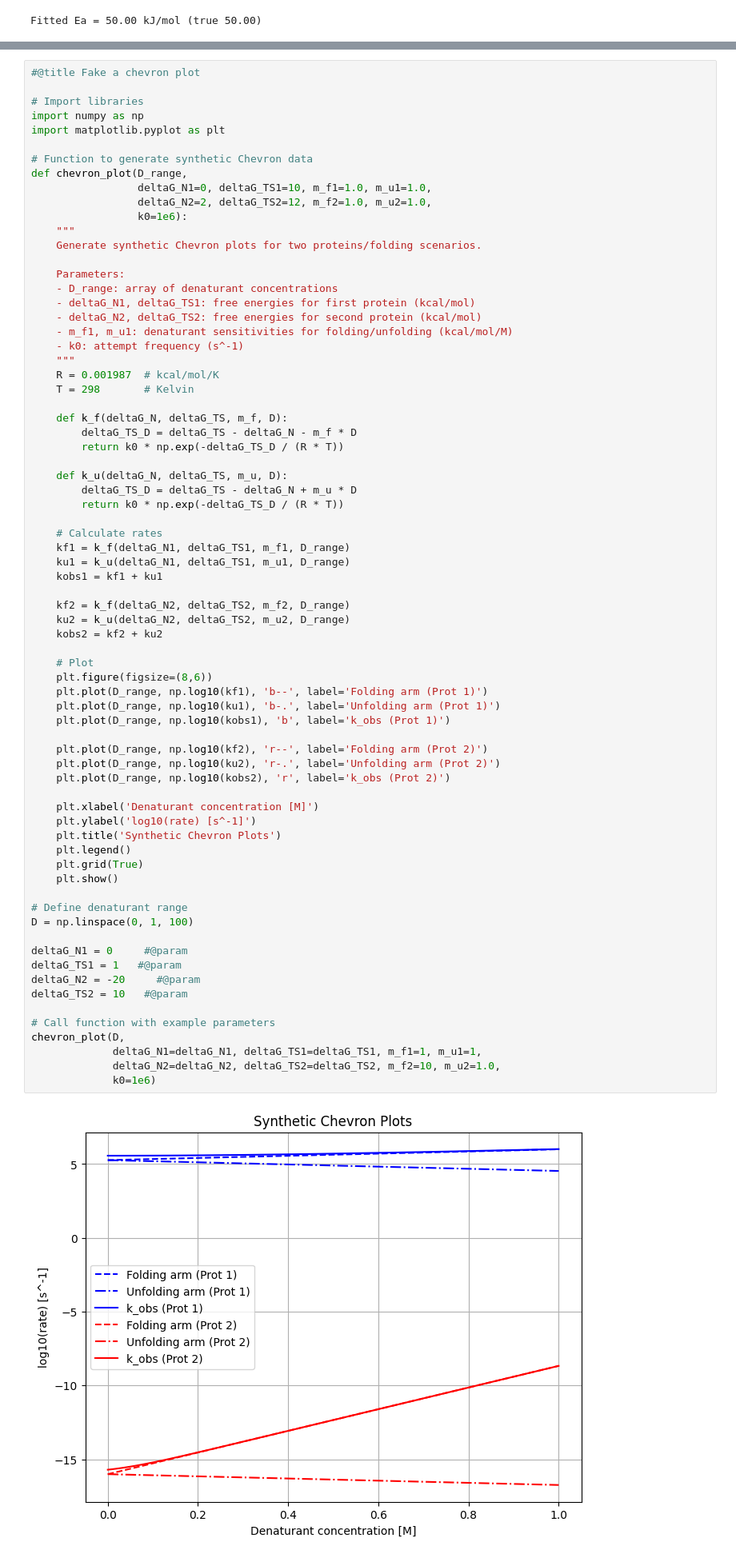
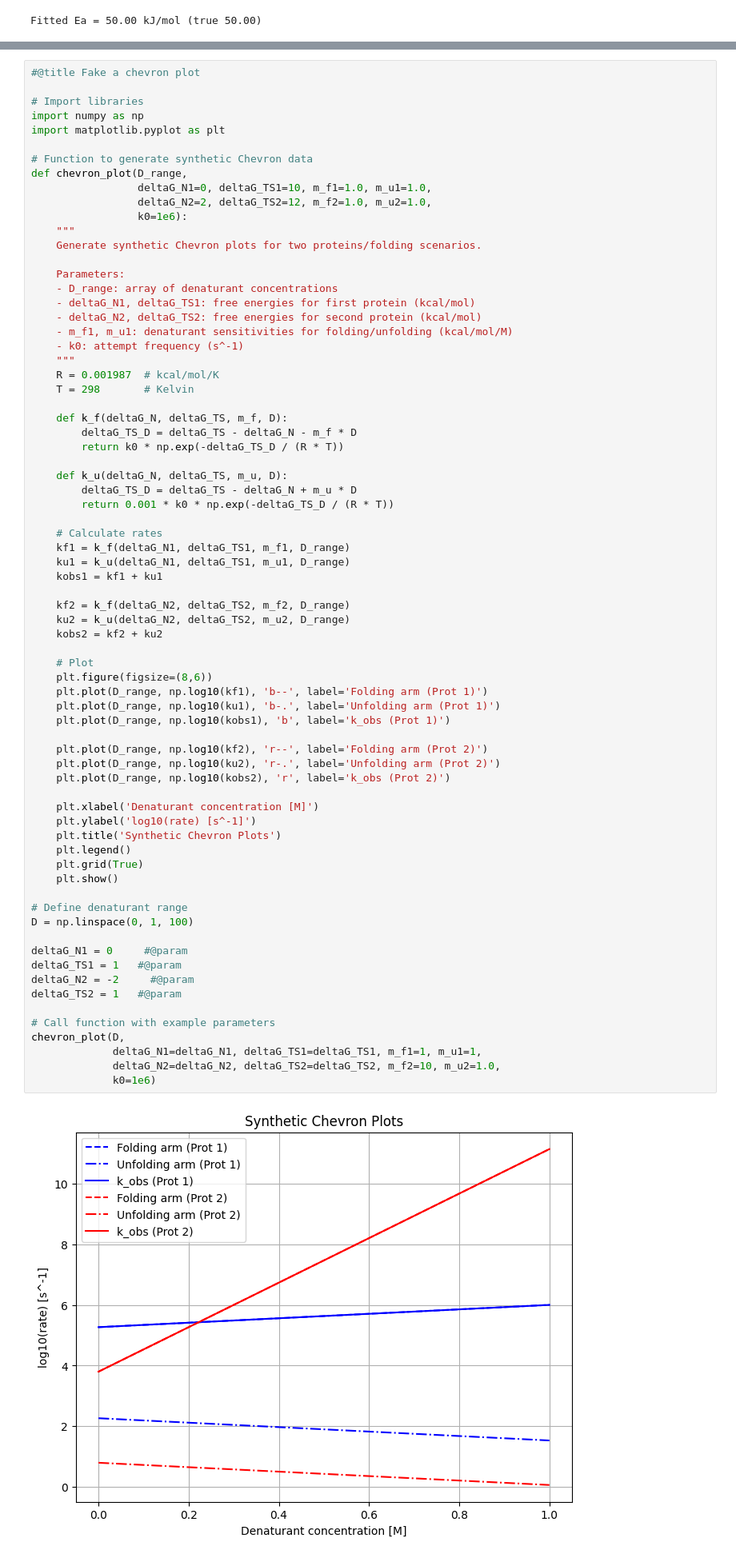
Before and after one commit to bforsbe/SK2534, a Jupyter notebook: kinetics_seminar.ipynb, the cells around one changed output, grey strips where cells are left out. Shown at 80% size. Saved outputs shown, nothing was run; the diff lists cells and outputs as text.

```diff
--- a/kinetics_seminar.ipynb
+++ b/kinetics_seminar.ipynb
@@ -245,7 +245,7 @@ def chevron_plot(D_range,
 
     def k_u(deltaG_N, deltaG_TS, m_u, D):
         deltaG_TS_D = deltaG_TS - deltaG_N + m_u * D
-        return k0 * np.exp(-deltaG_TS_D / (R * T))
+        return 0.001 * k0 * np.exp(-deltaG_TS_D / (R * T))
 
     # Calculate rates
     kf1 = k_f(deltaG_N1, deltaG_TS1, m_f1, D_range)
@@ -258,33 +258,33 @@ def chevron_plot(D_range,
 
     # Plot
     plt.figure(figsize=(8,6))
     plt.plot(D_range, np.log10(kf1), 'b--', label='Folding arm (Prot 1)')
     plt.plot(D_range, np.log10(ku1), 'b-.', label='Unfolding arm (Prot 1)')
     plt.plot(D_range, np.log10(kobs1), 'b', label='k_obs (Prot 1)')
 
     plt.plot(D_range, np.log10(kf2), 'r--', label='Folding arm (Prot 2)')
     plt.plot(D_range, np.log10(ku2), 'r-.', label='Unfolding arm (Prot 2)')
     plt.plot(D_range, np.log10(kobs2), 'r', label='k_obs (Prot 2)')
 
     plt.xlabel('Denaturant concentration [M]')
     plt.ylabel('log10(rate) [s^-1]')
     plt.title('Synthetic Chevron Plots')
     plt.legend()
     plt.grid(True)
     plt.show()
 
 # Define denaturant range
 D = np.linspace(0, 1, 100)
 
 deltaG_N1 = 0     #@param
 deltaG_TS1 = 1   #@param
-deltaG_N2 = -20     #@param
-deltaG_TS2 = 10   #@param
+deltaG_N2 = -2     #@param
+deltaG_TS2 = 1   #@param
 
 # Call function with example parameters
 chevron_plot(D,
              deltaG_N1=deltaG_N1, deltaG_TS1=deltaG_TS1, m_f1=1, m_u1=1,
              deltaG_N2=deltaG_N2, deltaG_TS2=deltaG_TS2, m_f2=10, m_u2=1.0,
              k0=1e6)
 # %% [output]
-[figure, old version]
+[figure, new version]
```
Also changed, not shown: parts of 3 cells of this notebook.
